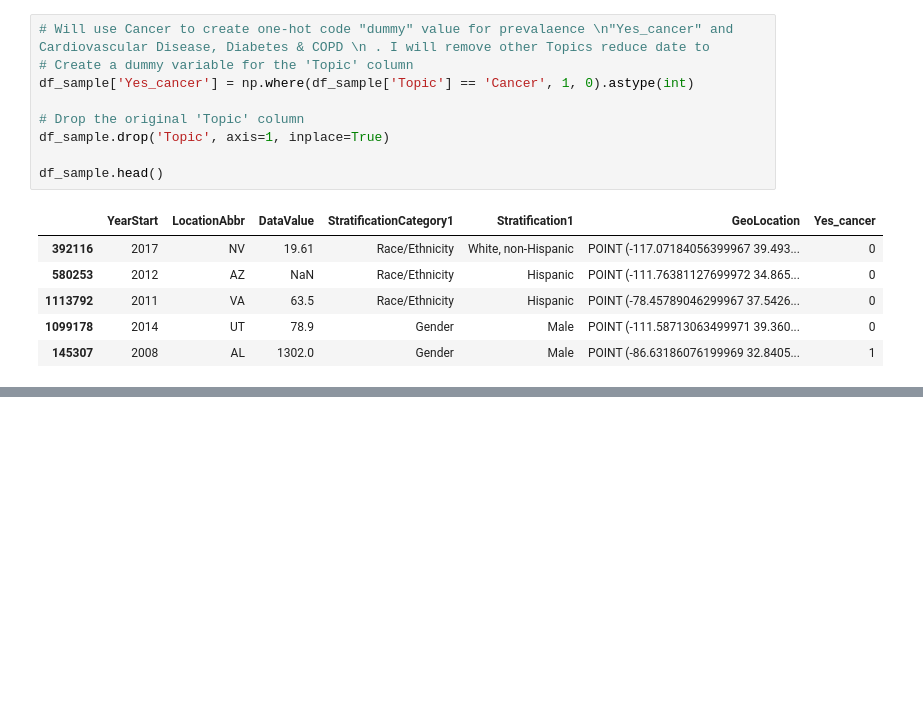
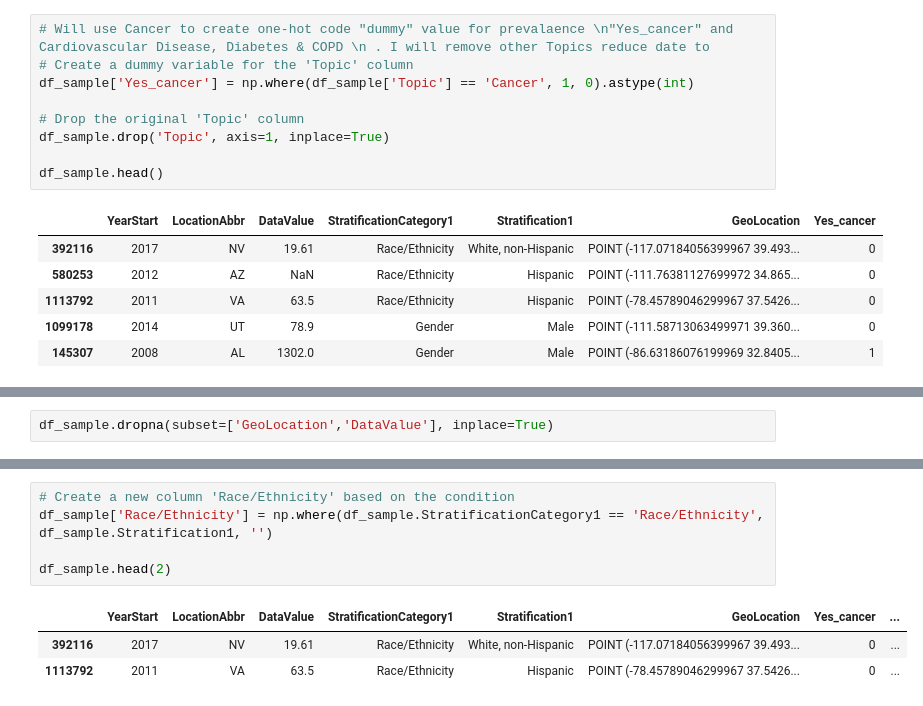
Before and after one commit to annie-carter/DHHS_chronic_disease_indicators, a Jupyter notebook: explore_dhhs_cdi.ipynb, the cells around one changed output, grey strips where cells are left out. Saved outputs shown, nothing was run; the diff lists cells and outputs as text; blank space fills up the shorter version.

```diff
--- a/explore_dhhs_cdi.ipynb
+++ b/explore_dhhs_cdi.ipynb
@@ -213,0 +191,2 @@ Name: Yes_cancer, dtype: int64
+# %%
+df_sample.dropna(subset=['GeoLocation','DataValue'], inplace=True)
@@ -213,0 +221,9 @@ Name: Yes_cancer, dtype: int64
+# %%
+# Create a new column 'Race/Ethnicity' based on the condition
+df_sample['Race/Ethnicity'] = np.where(df_sample.StratificationCategory1 == 'Race/Ethnicity', df_sample.Stratification1, '')
+
+df_sample.head(2)
+# %% [output]
+|  | YearStart | LocationAbbr | DataValue | StratificationCategory1 | Stratification1 | GeoLocation | Yes_cancer | ... |
+| 392116 | 2017 | NV | 19.61 | Race/Ethnicity | White, non-Hispanic | POINT (-117.07184056399967 39.493... | 0 | ... |
+| 1113792 | 2011 | VA | 63.5 | Race/Ethnicity | Hispanic | POINT (-78.45789046299967 37.5426... | 0 | ... |
```
Also changed, not shown: parts of 32 cells of this notebook.
